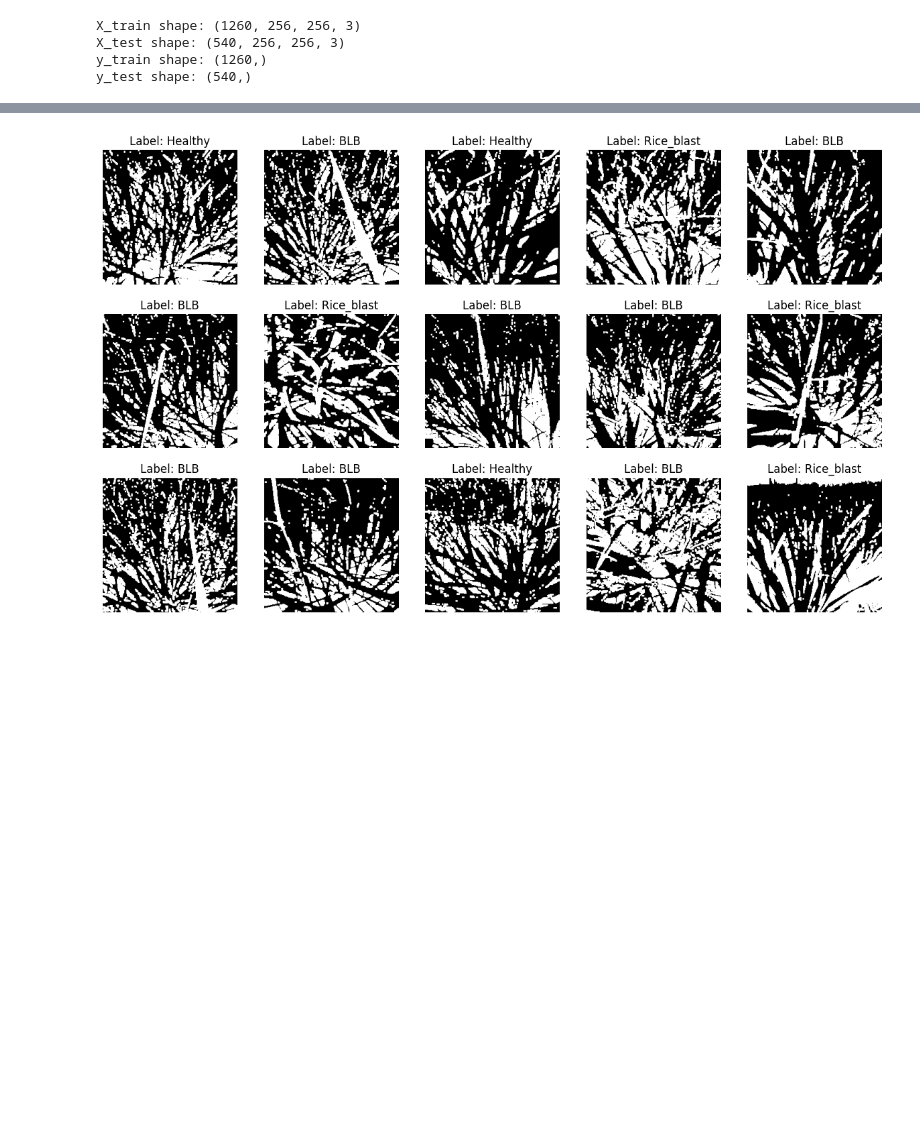
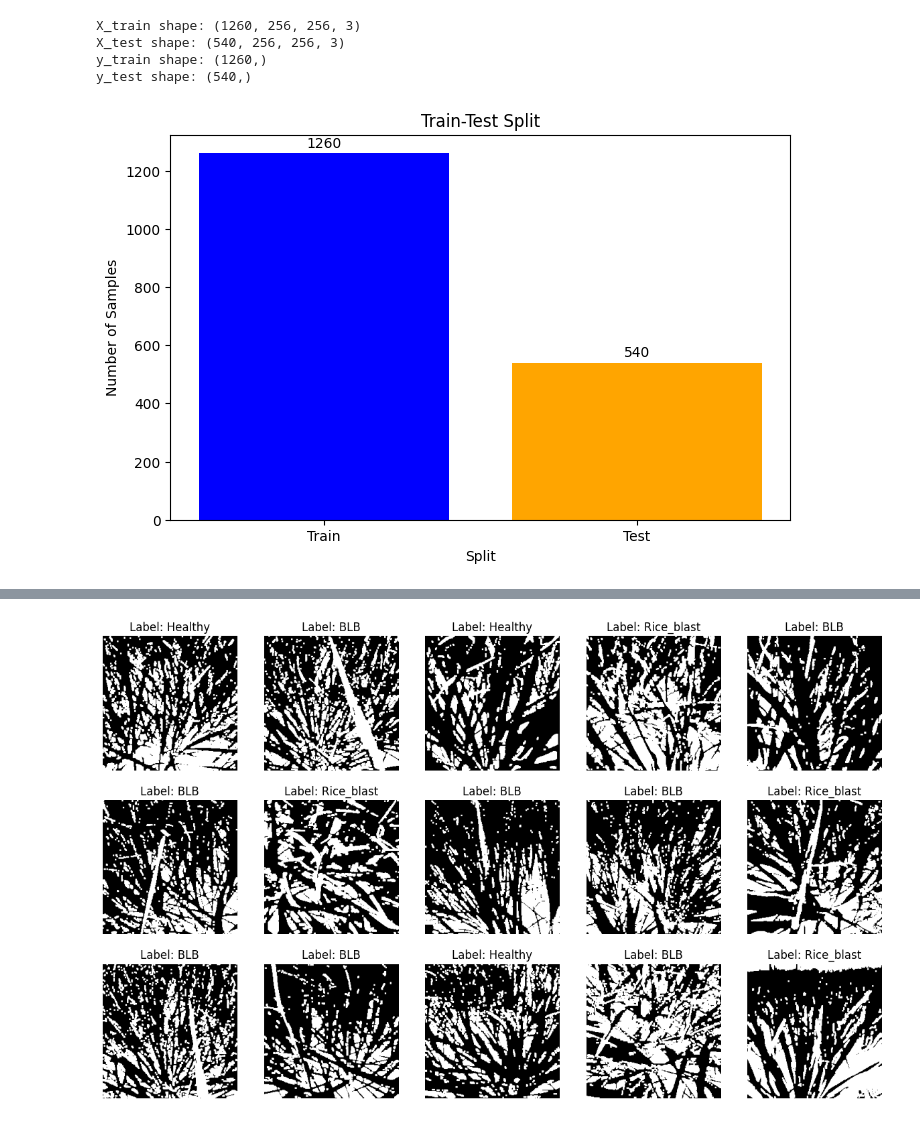
Before and after one commit to NagaSudharshan-K/RiceBioS-CNN, a Jupyter notebook: other_CNN_model_70_30.ipynb, the cells around one changed output, grey strips where cells are left out. Cells and saved outputs as stored; diff of their text form; code cells hidden in the pictures; blank space fills up the shorter version.

Commit message:
visualization added

```diff
--- a/other_CNN_model_70_30.ipynb
+++ b/other_CNN_model_70_30.ipynb
@@ -87,3 +87,33 @@ X_train shape: (1260, 256, 256, 3)
 X_test shape: (540, 256, 256, 3)
 y_train shape: (1260,)
 y_test shape: (540,)
+# %%
+train_samples = len(X_train)
+test_samples = len(X_test)
+
+# Labels for the bars
+labels = ['Train', 'Test']
+
+# Heights of the bars
+heights = [train_samples, test_samples]
+
+# Colors for the bars
+colors = ['blue', 'orange']
+
+# Create bar plot
+plt.figure(figsize=(8, 5))
+plt.bar(labels, heights, color=colors)
+
+# Adding labels
+for i, v in enumerate(heights):
+    plt.text(i, v + 10, str(v), ha='center', va='bottom')
+
+# Adding title and labels
+plt.title('Train-Test Split')
+plt.xlabel('Split')
+plt.ylabel('Number of Samples')
+
+# Display the plot
+plt.show()
+# %% [output]
+[figure, added]
```
Also changed, not shown: parts of 15 cells of this notebook.
